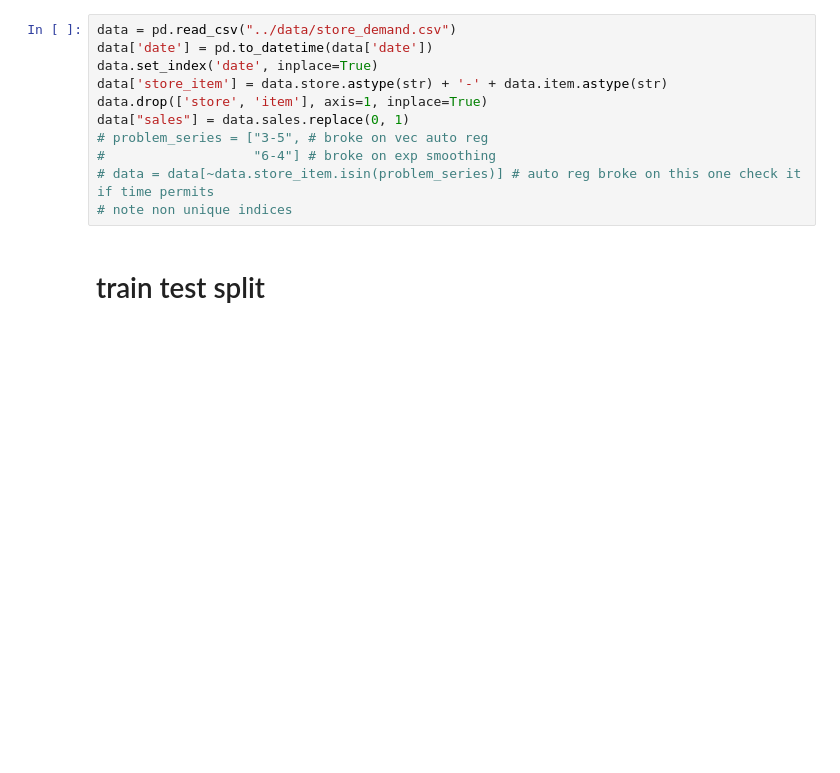
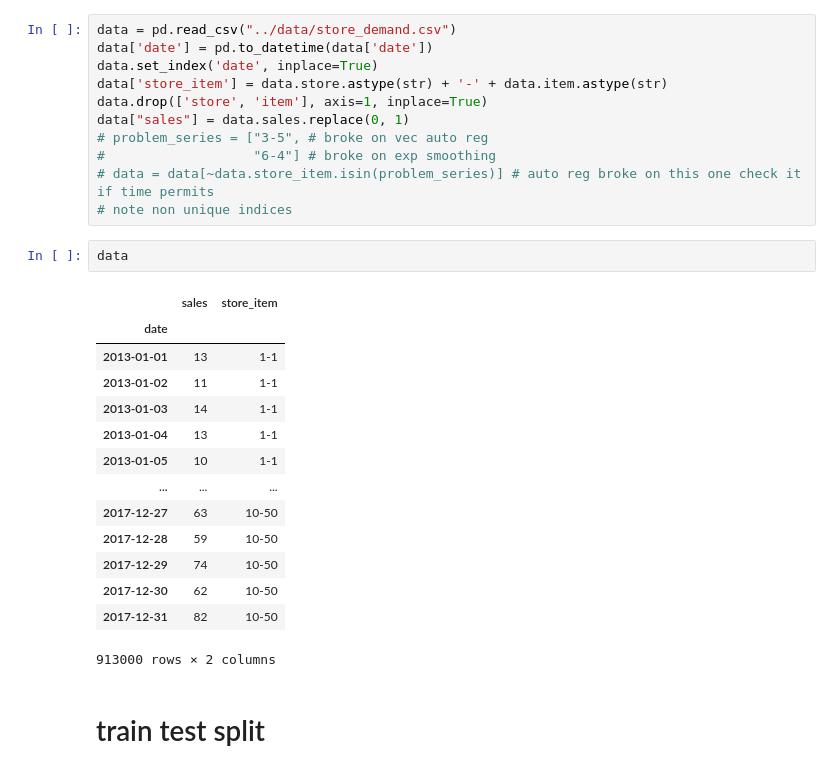
Before and after one commit to despresj/Data-Mining-Proj, a Jupyter notebook: notebooks/setup.ipynb, the cells around one changed output. Saved outputs shown, nothing was run; the diff lists cells and outputs as text; blank space fills up the shorter version.

```diff
--- a/notebooks/setup.ipynb
+++ b/notebooks/setup.ipynb
@@ -21,6 +21,23 @@ data["sales"] = data.sales.replace(0, 1)
 #                   "6-4"] # broke on exp smoothing
 # data = data[~data.store_item.isin(problem_series)] # auto reg broke on this one check it if time permits
 # note non unique indices
+# %%
+data
+# %% [output]
+|  | sales | store_item |
+| date |  |  |
+| 2013-01-01 | 13 | 1-1 |
+| 2013-01-02 | 11 | 1-1 |
+| 2013-01-03 | 14 | 1-1 |
+| 2013-01-04 | 13 | 1-1 |
+| 2013-01-05 | 10 | 1-1 |
+| ... | ... | ... |
+| 2017-12-27 | 63 | 10-50 |
+| 2017-12-28 | 59 | 10-50 |
+| 2017-12-29 | 74 | 10-50 |
+| 2017-12-30 | 62 | 10-50 |
+| 2017-12-31 | 82 | 10-50 |
+913000 rows × 2 columns
 # %% [markdown]
 # train test split
 # %%
```
Also changed, not shown: 2 other files.
